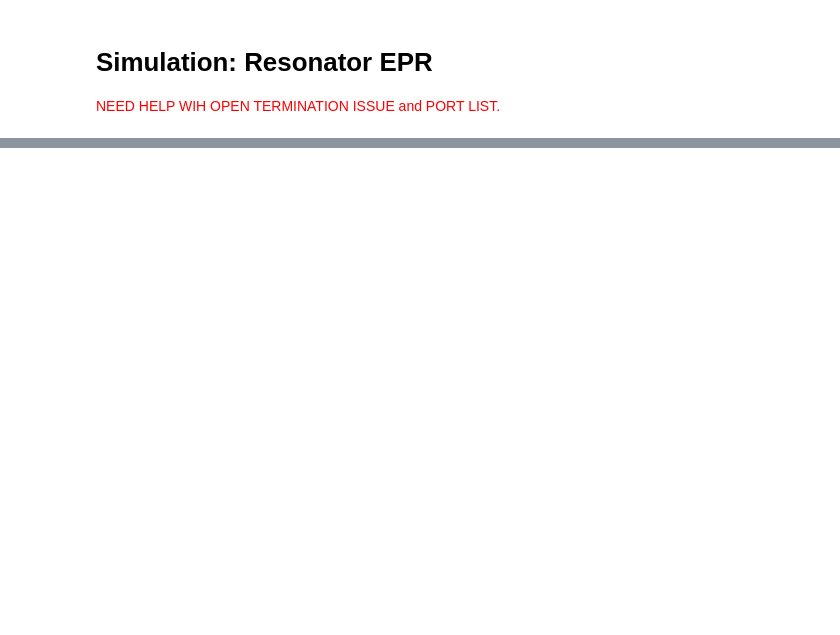
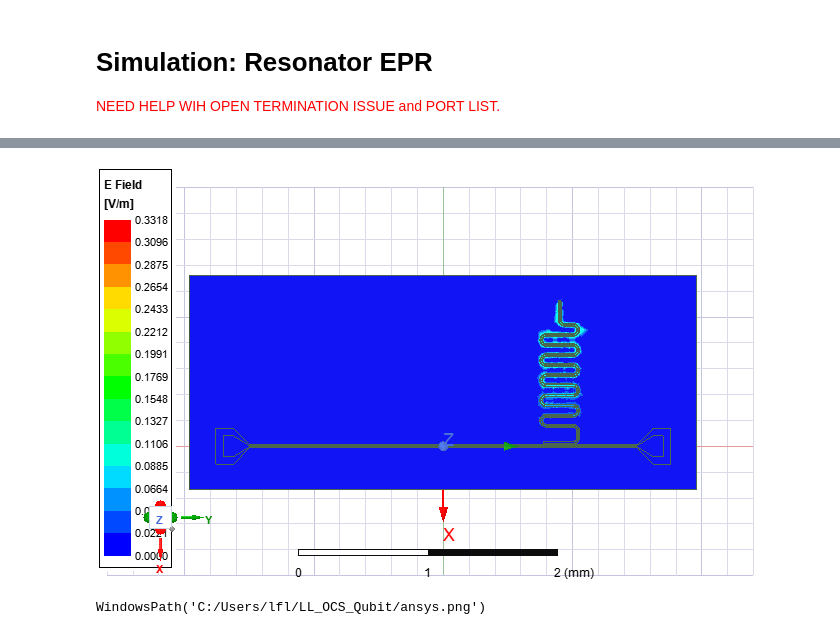
Before and after one commit to shanto268/LL_OCS_Qubit, a Jupyter notebook: resonator.ipynb, the cells around one changed output, grey strips where cells are left out. Saved outputs shown, nothing was run; the diff lists cells and outputs as text; code cells hidden in the pictures; blank space fills up the shorter version.

```diff
--- a/resonator.ipynb
+++ b/resonator.ipynb
@@ -443,0 +279,5 @@ hfss.analyze_sweep('Sweep', 'Setup')
+# %%
+hfss.modeler._modeler.ShowWindow()
+hfss.plot_ansys_fields('main')
+hfss.save_screenshot()
+# %% [output]
@@ -443,0 +285,2 @@ hfss.analyze_sweep('Sweep', 'Setup')
+[figure, added]
+WindowsPath('C:/Users/lfl/LL_OCS_Qubit/ansys.png')
```
Also changed, not shown: parts of 25 cells of this notebook, 4 other files.
